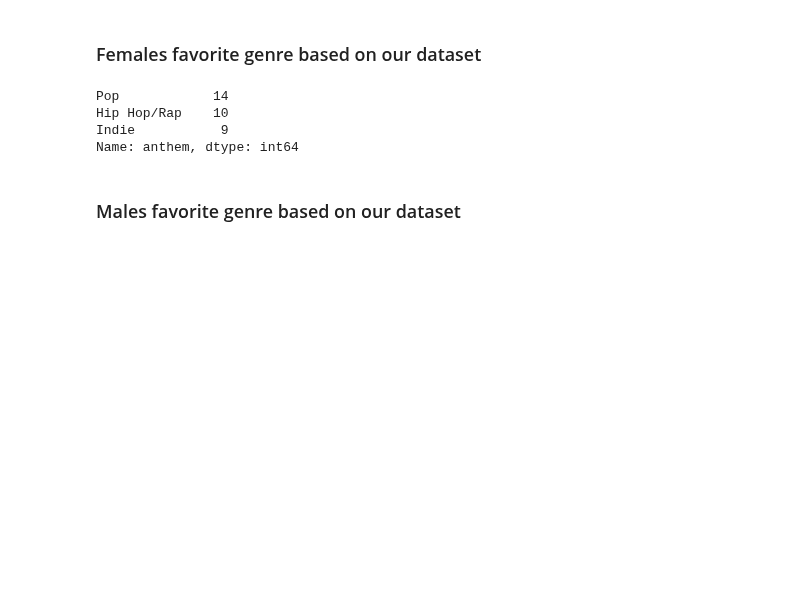
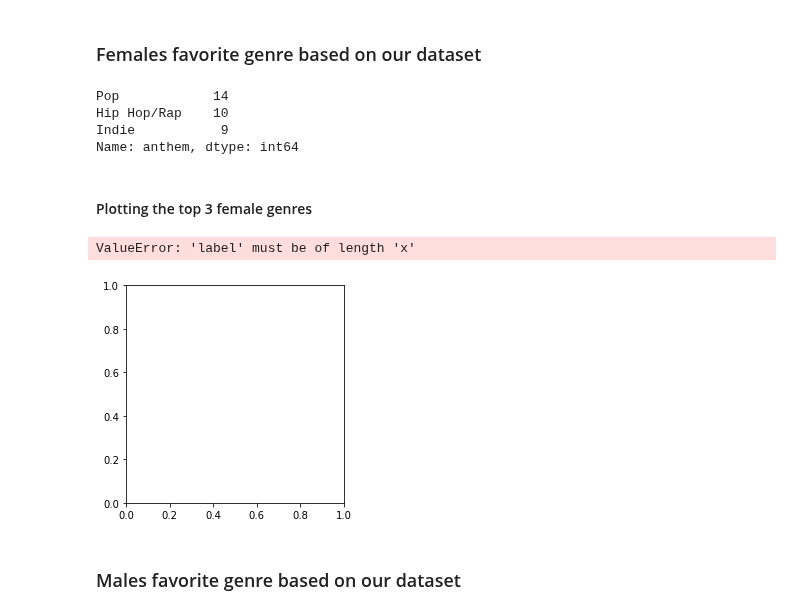
Before and after one commit to ccvale/tinder-profile-analysis, a Jupyter notebook: tinderquery.ipynb, the cells around one changed output. Saved outputs shown, nothing was run; the diff lists cells and outputs as text; code cells hidden in the pictures; blank space fills up the shorter version.

```diff
--- a/tinderquery.ipynb
+++ b/tinderquery.ipynb
@@ -295,6 +301,15 @@ Pop            14
 Hip Hop/Rap    10
 Indie           9
 Name: anthem, dtype: int64
+# %% [markdown]
+#### Plotting the top 3 female genres
+# %%
+plt.pie(females.anthem.value_counts().head(3), labels=females.anthem.value_counts().head(3), explode=(0.1, 0, 0), shadow=True, autopct='%1.1f%%', startangle=90)
+plt.axis('equal')
+plt.show()
+# %% [output]
+ValueError: 'label' must be of length 'x'
+[figure, added]
 # %% [markdown]
 ### Males favorite genre based on our dataset
 # %%
```
Also changed, not shown: parts of 18 cells of this notebook.
